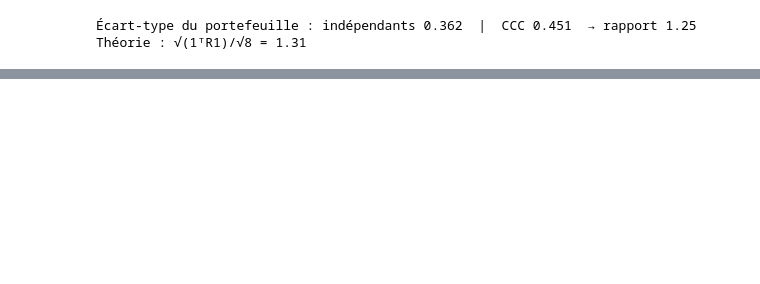
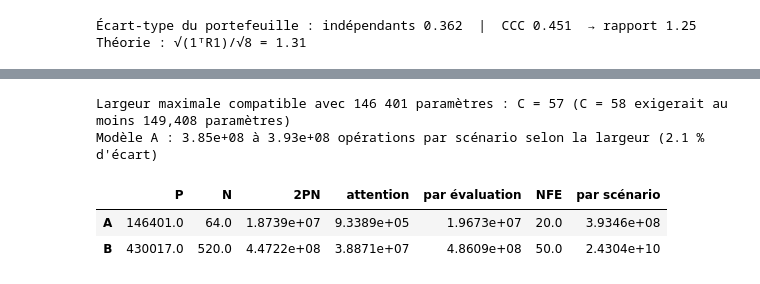
Before and after one commit to Ahmedbne/diffusion_volatilite, a Jupyter notebook: notebooks/diffusion_volatilite_A_a_Z.ipynb, the cells around one changed output, grey strips where cells are left out. Drawn from its saved outputs; the diff is of its cells as text; code cells hidden in the pictures; blank space fills up the shorter version.

```diff
--- a/notebooks/diffusion_volatilite_A_a_Z.ipynb
+++ b/notebooks/diffusion_volatilite_A_a_Z.ipynb
@@ -908,0 +993,19 @@ attendus : un facteur trois, à marges identiques. **Les scores marginaux ne dis
+# %%
+import calcul as K                       # le même module que le démonstrateur
+
+# Hypothèse 1 : la largeur C du modèle A, que le rapport ne donne pas, est bornée par ses 146 401 paramètres
+Cs = np.arange(32, 65)
+print(f"Largeur maximale compatible avec 146 401 paramètres : C = {K.WIDTH_MAX_A} "
+      f"(C = {K.WIDTH_MAX_A + 1} exigerait au moins {K.width_floor_params(K.WIDTH_MAX_A + 1):,} paramètres)")
+cout = pd.DataFrame({m: {"P": K.MODELS[m]["P"], "N": K.MODELS[m]["N"], "2PN": K.per_eval(m)["dense"],
+                         "attention": K.per_eval(m)["attention"], "par évaluation": K.per_eval(m)["total"],
+                         "NFE": K.MODELS[m]["nfe"], "par scénario": K.per_scenario(m)} for m in "AB"}).T
+lo, hi = K.per_scenario("A", d=32), K.per_scenario("A", d=K.WIDTH_MAX_A)
+print(f"Modèle A : {lo:.3g} à {hi:.3g} opérations par scénario selon la largeur ({100 * (hi / lo - 1):.1f} % d'écart)")
+cout
+# %% [output]
+Largeur maximale compatible avec 146 401 paramètres : C = 57 (C = 58 exigerait au moins 149,408 paramètres)
+Modèle A : 3.85e+08 à 3.93e+08 opérations par scénario selon la largeur (2.1 % d'écart)
+|  | P | N | 2PN | attention | par évaluation | NFE | par scénario |
+| A | 146401.0 | 64.0 | 1.8739e+07 | 9.3389e+05 | 1.9673e+07 | 20.0 | 3.9346e+08 |
+| B | 430017.0 | 520.0 | 4.4722e+08 | 3.8871e+07 | 4.8609e+08 | 50.0 | 2.4304e+10 |
```
Also changed, not shown: parts of 21 cells of this notebook, 23 other files.
